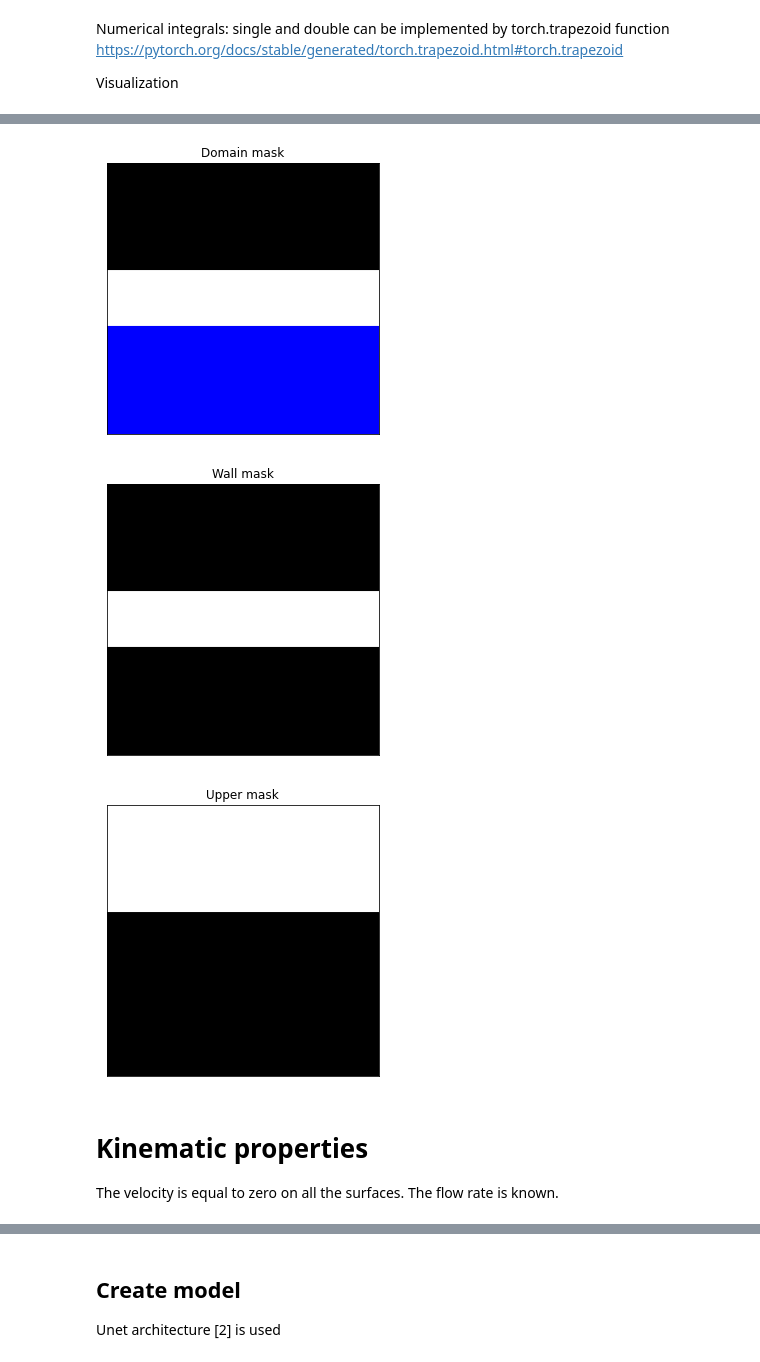
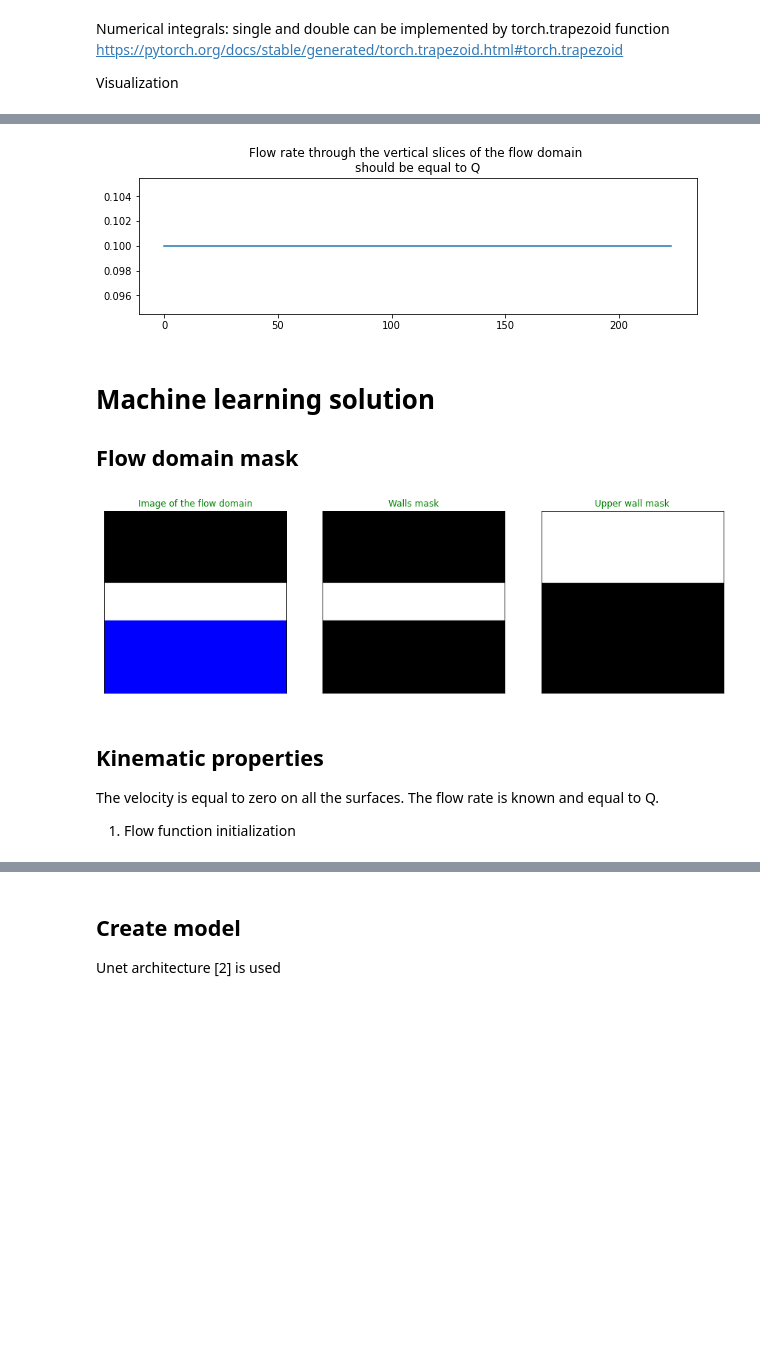
Before and after one commit to Mechanics-Mechatronics-and-Robotics/Physics-based-loss-and-machine-learning-approach-in-application-to-viscous-fluids-flow-modeling, a Jupyter notebook: Main.ipynb, the cells around one changed output, grey strips where cells are left out. Drawn from its saved outputs; the diff is of its cells as text; code cells hidden in the pictures; blank space fills up the shorter version.

```diff
--- a/Main.ipynb
+++ b/Main.ipynb
@@ -453,41 +522,57 @@ def dict2str(dict1):
+# %%
+# Check the flow rate
+Qex = torch.trapezoid(v1ex.t()) * DX1N * h
+
+fig = plt.figure(figsize=(FIGSIZE*2, FIGSIZE/2))
+plt.plot(Qex.cpu())
+plt.title('Flow rate through the vertical slices of the flow domain \nshould be equal to Q')
+plt.show()
+# %% [output]
+[figure, added]
+# %% [markdown]
+# Machine learning solution
+## Flow domain mask
 # %%
 domain_mask = torch.ones((SIZE, SIZE, 3))
 domain_mask[:S2, :, :] = 0
 domain_mask[S3:, :, :2] = 0
 
-fig = plt.figure(figsize=(FIGSIZE, FIGSIZE))
-plt.imshow(domain_mask)
-plt.xticks([])
-plt.yticks([])
-plt.title("Domain mask")
-plt.show()
-
 wall_mask = (domain_mask == CENTER_COLOR).float().sum(axis=2)
 wall_mask[wall_mask < 3] = 0
 wall_mask[wall_mask == 3] = 1
-
-fig = plt.figure(figsize=(FIGSIZE, FIGSIZE))
-plt.imshow(wall_mask, cmap='gray')
-plt.xticks([])
-plt.yticks([])
-plt.title("Wall mask")
-plt.show()
 
 upper_mask = (domain_mask == UP_COLOR).float().sum(axis=2)
 upper_mask[upper_mask < 3] = 0
 upper_mask[upper_mask == 3] = 1
 
-fig = plt.figure(figsize=(FIGSIZE, FIGSIZE))
+#Visualization
+nr=1
+nc=3
+fig = plt.figure(figsize=(FIGSIZE*nc, FIGSIZE*nr))
+plt.subplot(nr,nc,1)
+plt.imshow(domain_mask)
+plt.xticks([])
+plt.yticks([])
+plt.title("Image of the flow domain", color='g')
+
+plt.subplot(nr,nc,2)
+plt.imshow(wall_mask, cmap='gray')
+plt.xticks([])
+plt.yticks([])
+plt.title("Walls mask", color='g')
+
+plt.subplot(nr,nc,3)
 plt.imshow(upper_mask, cmap='gray')
 plt.xticks([])
 plt.yticks([])
-plt.title("Upper mask")
+plt.title("Upper wall mask", color='g')
+
 plt.show()
 # %% [output]
-[figure, old version]
+[figure, new version]
-[figure, removed]
-[figure, removed]
 # %% [markdown]
-# Kinematic properties
-The velocity is equal to zero on all the surfaces. The flow rate is known.
+## Kinematic properties
+The velocity is equal to zero on all the surfaces. The flow rate is known and equal to Q.
+
+1. Flow function initialization
 # %%
```
Also changed, not shown: parts of 46 cells of this notebook.
